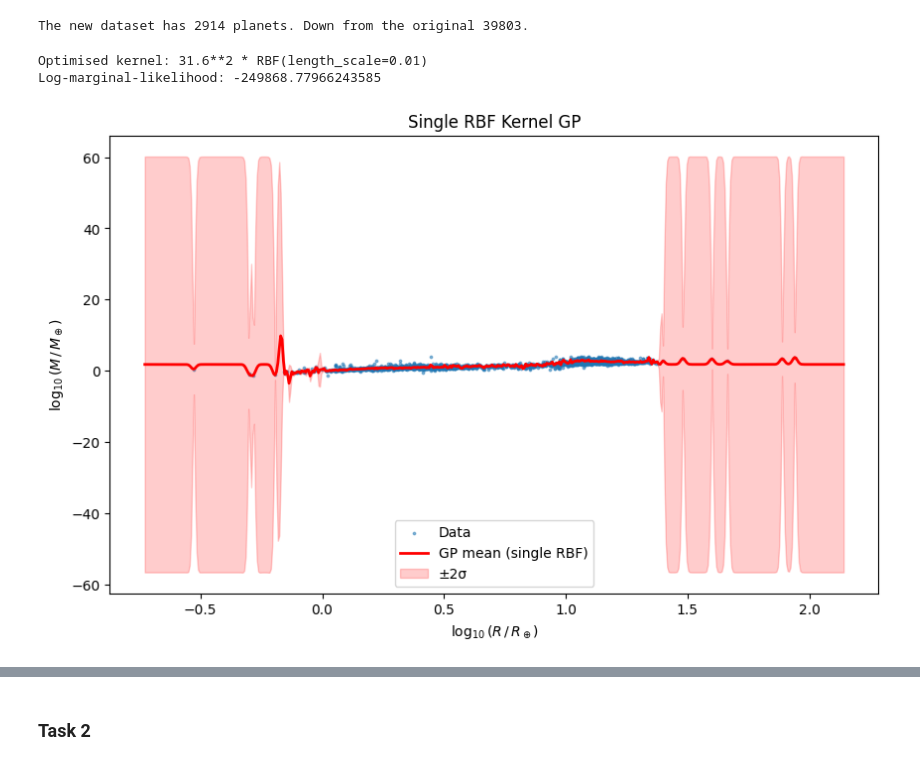
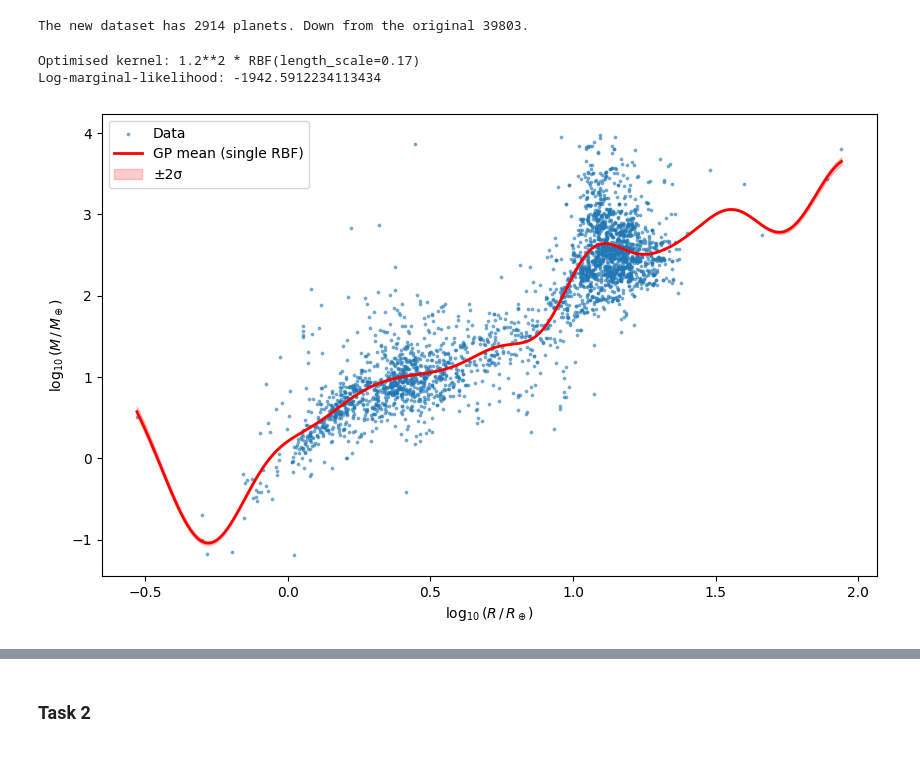
Before and after one commit to eiseleb47/DataScience, a Jupyter notebook: Worksheet_5/Worksheet_5_Benjamin.ipynb, the cells around one changed output, grey strips where cells are left out. Saved outputs shown, nothing was run; the diff lists cells and outputs as text; code cells hidden in the pictures.

```diff
--- a/Worksheet_5/Worksheet_5_Benjamin.ipynb
+++ b/Worksheet_5/Worksheet_5_Benjamin.ipynb
@@ -16,24 +16,25 @@ print("The new dataset has {} planets. Down from the original {}.".format(len(cl
 # %% [output]
 The new dataset has 2914 planets. Down from the original 39803.
 # %%
-x = np.log10(cleaned['pl_rade'].values).reshape(-1, 1)   # log10(R)
+# Same selection that was done for worksheet 4 with reshaping for sklearn.
+x = np.log10(cleaned['pl_rade'].values).reshape(-1, 1)
 y = np.log10(cleaned['pl_masse'].values)
 
 mass_err = 0.5 * (np.abs(cleaned['pl_masseerr1']) + np.abs(cleaned['pl_masseerr2']))
 y_err = (mass_err / (cleaned['pl_masse'] * np.log(10))).values
 
-alpha = y_err**2  # variance, not standard deviation
+alpha = np.maximum(y_err**2, 0.3**2)  # variance, not standard deviation
 # %%
-# Define the kernel: sigma_f^2 * RBF(length_scale=ell)
+# Define the kernel, with sigma_f^2 and length_scale as hyperparameters to be optimised.
 # ConstantKernel handles sigma_f^2, RBF handles the exponential part
 kernel_single = ConstantKernel(1.0, constant_value_bounds=(1e-3, 1e3)) \
               * RBF(length_scale=1.0, length_scale_bounds=(1e-2, 1e2))
 
 gp_single = GaussianProcessRegressor(
     kernel=kernel_single,
-    alpha=y_err**2,          # per-point noise variance (sigma_n^2)
-    n_restarts_optimizer=10, # restart the hyperparameter optimiser to avoid local minima
-    normalize_y=True         # subtract mean of y before fitting — helps numerical stability
+    alpha=alpha,          # per-point noise variance (sigma_n^2)
+    n_restarts_optimizer=30, # restart the hyperparameter optimiser to avoid local minima
+    normalize_y=True         # subtract mean of y before fitting
 )
 
 gp_single.fit(x, y)
@@ -42,27 +43,25 @@ print("Optimised kernel:", gp_single.kernel_)
 print("Log-marginal-likelihood:", gp_single.log_marginal_likelihood_value_)
 
 # Predict on a fine grid
-x_pred = np.linspace(x.min() - 0.2, x.max() + 0.2, 500).reshape(-1, 1)
-#x_pred = np.linspace(x.min(), x.max(), 500).reshape(-1, 1)
+x_pred = np.linspace(x.min(), x.max(), 500).reshape(-1, 1)
 
 y_pred, y_std = gp_single.predict(x_pred, return_std=True)
 # %% [output]
-Optimised kernel: 31.6**2 * RBF(length_scale=0.01)
-Log-marginal-likelihood: -249868.77966243585
+Optimised kernel: 1.2**2 * RBF(length_scale=0.17)
+Log-marginal-likelihood: -1942.5912234113434
 # %%
-
 # Plot
 plt.figure(figsize=(10, 6))
 plt.scatter(x, y, s=3, alpha=0.5, label='Data')
 plt.plot(x_pred, y_pred, 'r-', lw=2, label='GP mean (single RBF)')
 plt.fill_between(x_pred.ravel(),
                  y_pred - 2*y_std,
                  y_pred + 2*y_std,
                  alpha=0.2, color='red', label='±2σ')
 plt.xlabel(r'$\log_{10}(R\,/\,R_\oplus)$')
 plt.ylabel(r'$\log_{10}(M\,/\,M_\oplus)$')
 plt.legend()
-plt.title('Single RBF Kernel GP')
+#plt.title('Single RBF Kernel GP')
 plt.show()
 # %% [output]
-[figure, old version]
+[figure, new version]
```
Also changed, not shown: parts of 5 cells of this notebook.
